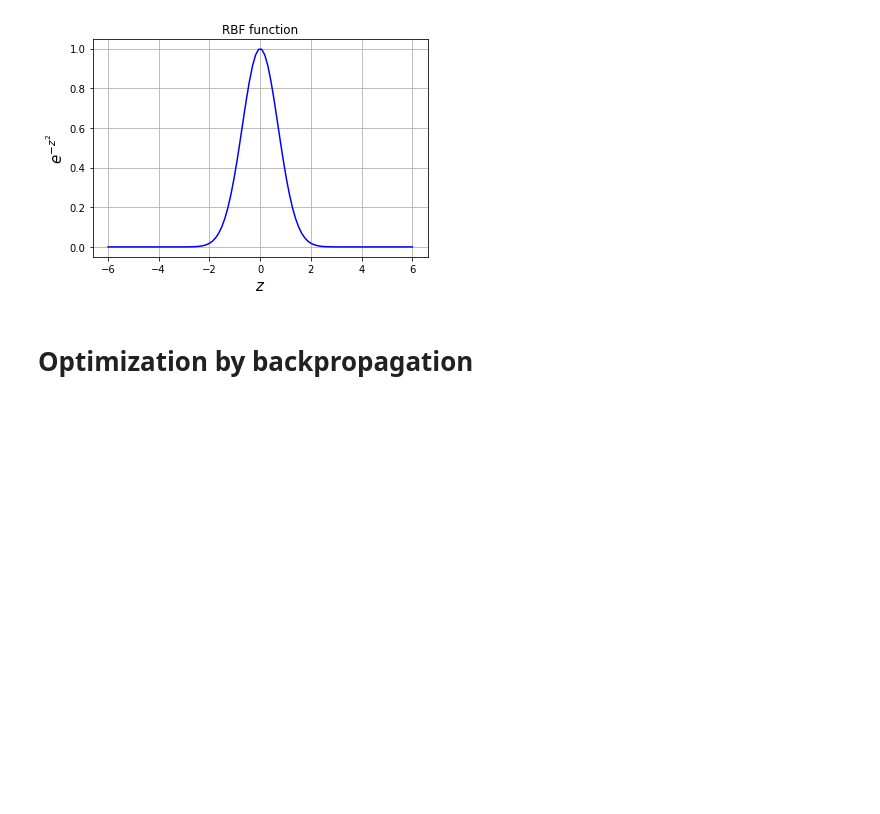
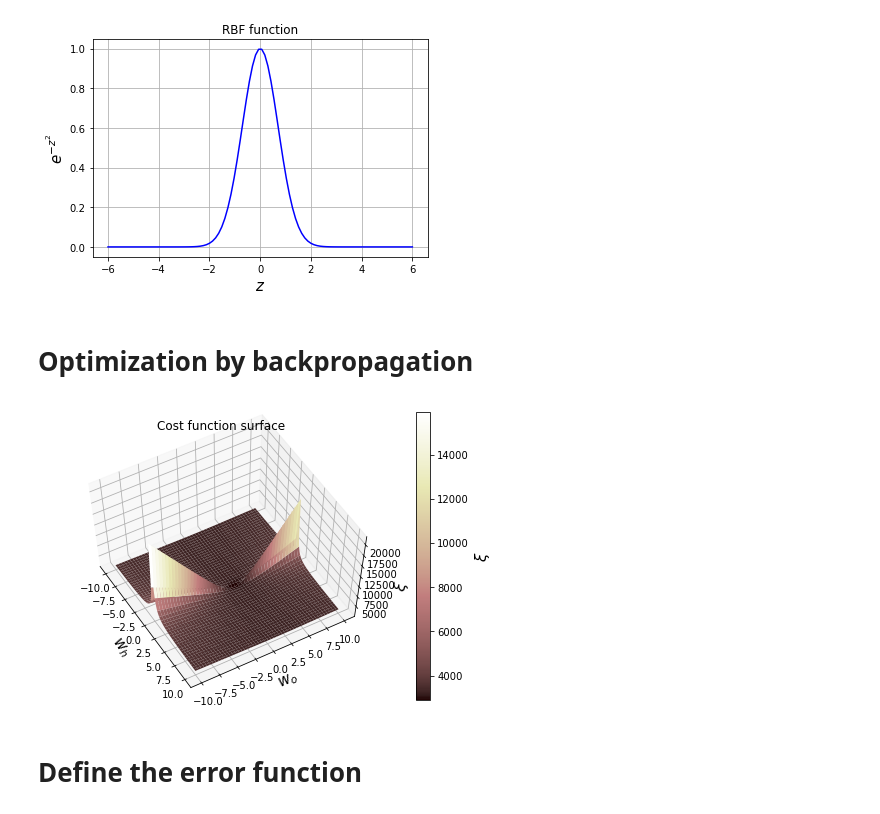
Before and after one commit to Bikash300895/Neural-Network, a Jupyter notebook: src/Hidden Layer.ipynb, the cells around one changed output. Cells and saved outputs as stored; diff of their text form; code cells hidden in the pictures; blank space fills up the shorter version.

```diff
--- a/src/Hidden Layer.ipynb
+++ b/src/Hidden Layer.ipynb
@@ -91,3 +91,33 @@ def cost(y, t):
 
 def cost_for_param(x, wh, wo, t):
     return cost(nn(x, wh, wo), t)
+# %%
+# Plot the cost in function of the weights
+# Define a vector of weights for which we want to plot the cost
+nb_of_ws = 200 # compute the cost nb_of_ws times in each dimension
+wsh = np.linspace(-10, 10, num=nb_of_ws) # hidden weights
+wso = np.linspace(-10, 10, num=nb_of_ws) # output weights
+ws_x, ws_y = np.meshgrid(wsh, wso) # generate grid
+cost_ws = np.zeros((nb_of_ws, nb_of_ws)) # initialize cost matrix
+# Fill the cost matrix for each combination of weights
+for i in range(nb_of_ws):
+    for j in range(nb_of_ws):
+        cost_ws[i,j] = cost(nn(x, ws_x[i,j], ws_y[i,j]) , t)
+# Plot the cost function surface
+fig = plt.figure()
+ax = Axes3D(fig)
+# plot the surface
+surf = ax.plot_surface(ws_x, ws_y, cost_ws, linewidth=0, cmap=cm.pink)
+ax.view_init(elev=60, azim=-30)
+cbar = fig.colorbar(surf)
+ax.set_xlabel('$w_h$', fontsize=15)
+ax.set_ylabel('$w_o$', fontsize=15)
+ax.set_zlabel('$\\xi$', fontsize=15)
+cbar.ax.set_ylabel('$\\xi$', fontsize=15)
+plt.title('Cost function surface')
+plt.grid()
+plt.show()
+# %% [output]
+[figure, added]
+# %% [markdown]
+# Define the error function
```
Also changed, not shown: parts of 1 cell of this notebook.
